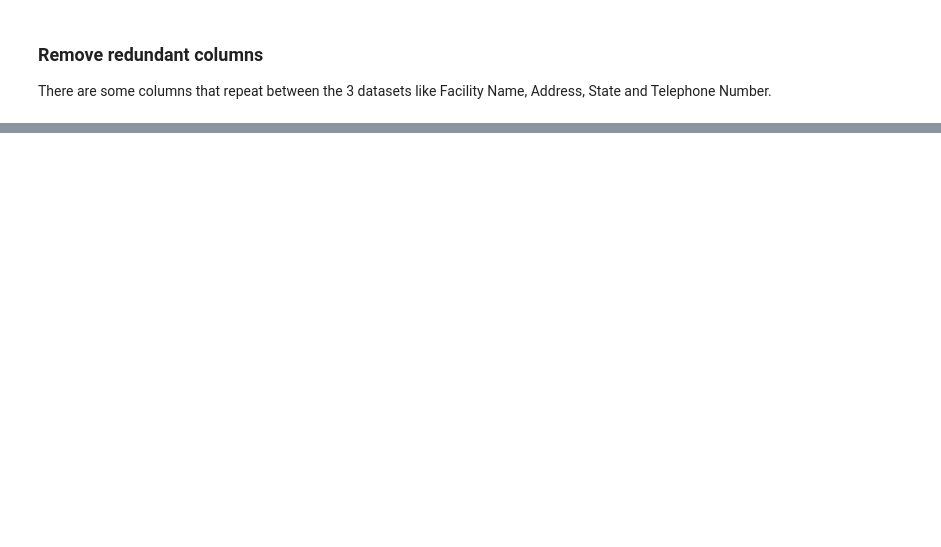
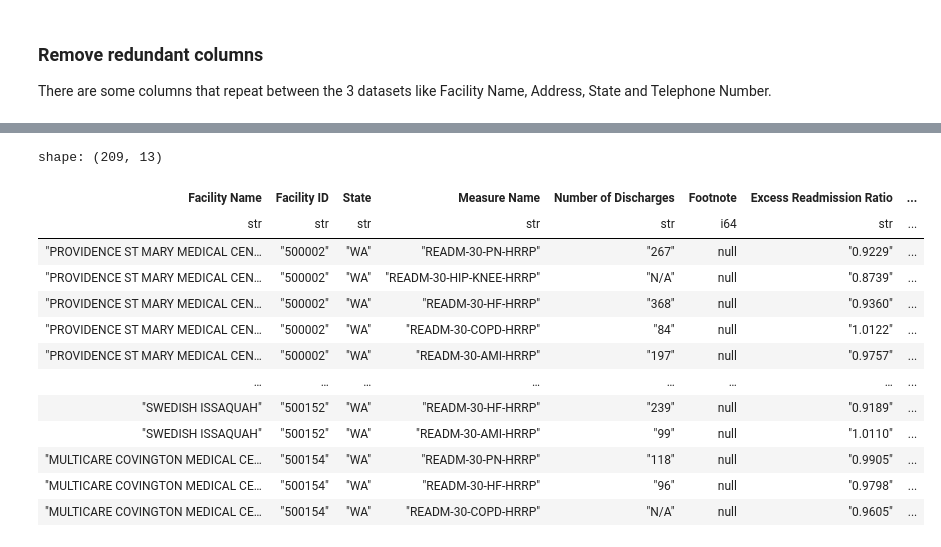
Before and after one commit to Ivaldivi/Patient-Readmission-Analysis, a Jupyter notebook: analysis/patient-readmission-analysis.ipynb, the cells around one changed output, grey strips where cells are left out. Saved outputs shown, nothing was run; the diff lists cells and outputs as text; code cells hidden in the pictures; blank space fills up the shorter version.

```diff
--- a/analysis/patient-readmission-analysis.ipynb
+++ b/analysis/patient-readmission-analysis.ipynb
@@ -178,0 +205,30 @@ shape: (292_194, 57)
+# %%
+rrp.filter((pl.col("State")=="WA") & (pl.col("Predicted Readmission Rate") != "N/A")).with_columns(
+    pl.col("Predicted Readmission Rate").cast(pl.Float32).mean().alias("Avg predicted readmission rate")
+)
+
+# grouped_rrp.head(40)
+# create_distribution(grouped_rrp,
+#                     'Predicted Readmission Rate',
+#                     "Readmissions",
+#                     True,
+#                     tnr,
+#                     True,
+#                     "Distribution of Readmissions Count per Facility",
+#                     90
+#                 )
+# %% [output]
+shape: (209, 13)
+| Facility Name | Facility ID | State | Measure Name | Number of Discharges | Footnote | Excess Readmission Ratio | ... |
+| str | str | str | str | str | i64 | str | ... |
+| "PROVIDENCE ST MARY MEDICAL CEN… | "500002" | "WA" | "READM-30-PN-HRRP" | "267" | null | "0.9229" | ... |
+| "PROVIDENCE ST MARY MEDICAL CEN… | "500002" | "WA" | "READM-30-HIP-KNEE-HRRP" | "N/A" | null | "0.8739" | ... |
+| "PROVIDENCE ST MARY MEDICAL CEN… | "500002" | "WA" | "READM-30-HF-HRRP" | "368" | null | "0.9360" | ... |
+| "PROVIDENCE ST MARY MEDICAL CEN… | "500002" | "WA" | "READM-30-COPD-HRRP" | "84" | null | "1.0122" | ... |
+| "PROVIDENCE ST MARY MEDICAL CEN… | "500002" | "WA" | "READM-30-AMI-HRRP" | "197" | null | "0.9757" | ... |
+| … | … | … | … | … | … | … | ... |
+| "SWEDISH ISSAQUAH" | "500152" | "WA" | "READM-30-HF-HRRP" | "239" | null | "0.9189" | ... |
+| "SWEDISH ISSAQUAH" | "500152" | "WA" | "READM-30-AMI-HRRP" | "99" | null | "1.0110" | ... |
+| "MULTICARE COVINGTON MEDICAL CE… | "500154" | "WA" | "READM-30-PN-HRRP" | "118" | null | "0.9905" | ... |
+| "MULTICARE COVINGTON MEDICAL CE… | "500154" | "WA" | "READM-30-HF-HRRP" | "96" | null | "0.9798" | ... |
+| "MULTICARE COVINGTON MEDICAL CE… | "500154" | "WA" | "READM-30-COPD-HRRP" | "N/A" | null | "0.9605" | ... |
```
Also changed, not shown: parts of 15 cells of this notebook.
